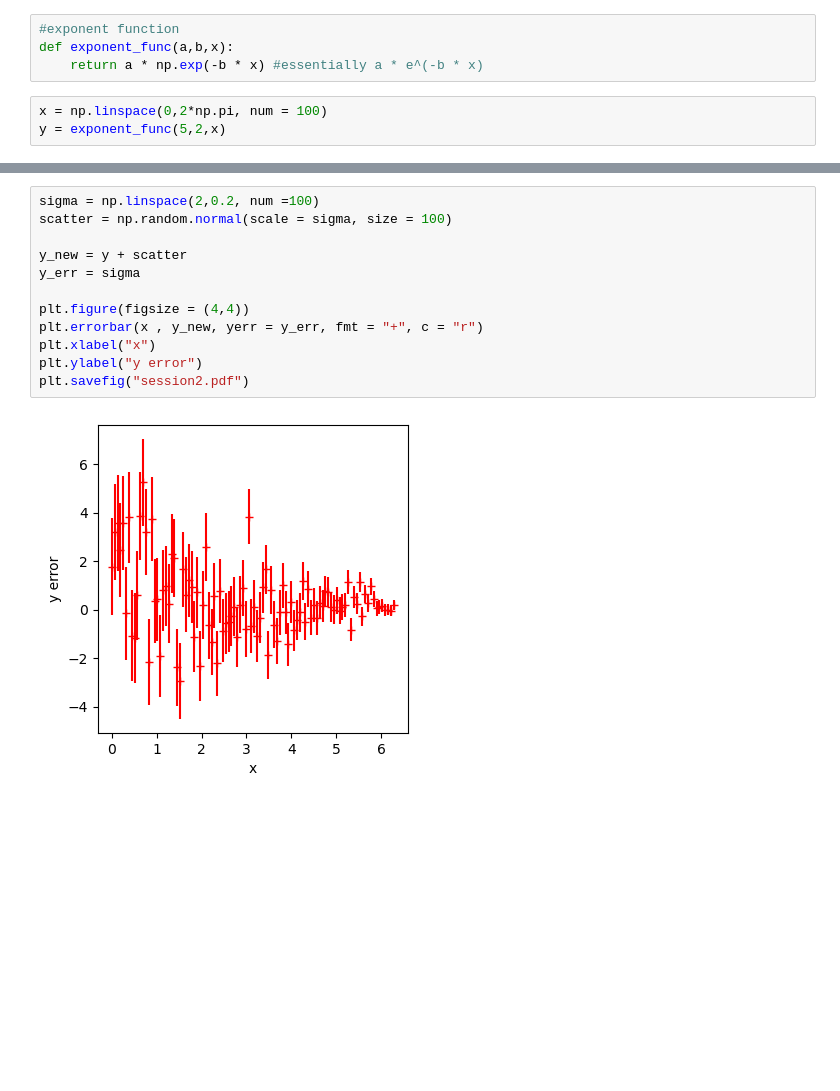
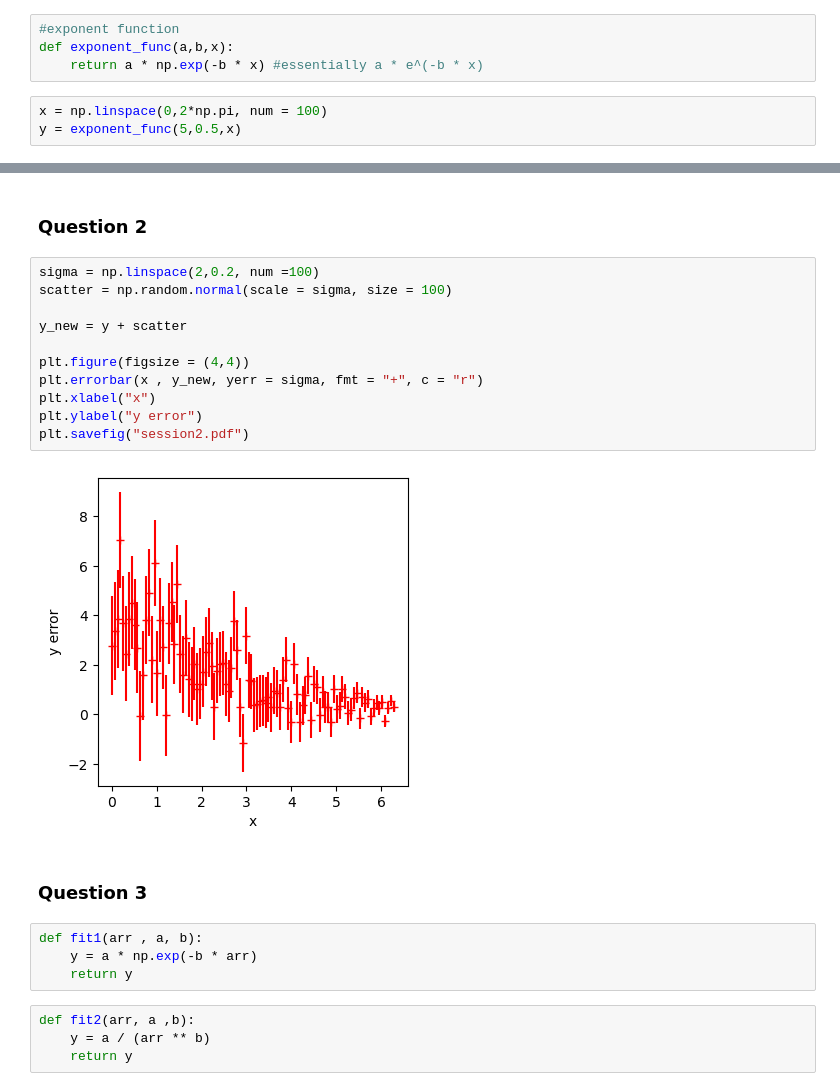
Before and after one commit to JDOXXED/ASTR-19, a Jupyter notebook: CodingJournal#2/Journal2.ipynb, the cells around one changed output, grey strips where cells are left out. Saved outputs shown, nothing was run; the diff lists cells and outputs as text; blank space fills up the shorter version.

Commit message:
Question 3

```diff
--- a/CodingJournal#2/Journal2.ipynb
+++ b/CodingJournal#2/Journal2.ipynb
@@ -7,7 +9,7 @@ def exponent_func(a,b,x):
     return a * np.exp(-b * x) #essentially a * e^(-b * x)
 # %%
 x = np.linspace(0,2*np.pi, num = 100)
-y = exponent_func(5,2,x)
+y = exponent_func(5,0.5,x)
 # %%
 plt.figure(figsize = (4,4))
 plt.plot(x,y)
@@ -19,14 +21,25 @@ plt.savefig("session_1.pdf")
+# %% [markdown]
+### Question 2
 # %%
 sigma = np.linspace(2,0.2, num =100)
 scatter = np.random.normal(scale = sigma, size = 100)
 
 y_new = y + scatter
-y_err = sigma
 
 plt.figure(figsize = (4,4))
-plt.errorbar(x , y_new, yerr = y_err, fmt = "+", c = "r")
+plt.errorbar(x , y_new, yerr = sigma, fmt = "+", c = "r")
 plt.xlabel("x")
 plt.ylabel("y error")
 plt.savefig("session2.pdf")
 # %% [output]
-[figure, old version]
+[figure, new version]
+# %% [markdown]
+### Question 3
+# %%
+def fit1(arr , a, b):
+    y = a * np.exp(-b * arr)
+    return y
+# %%
+def fit2(arr, a ,b):
+    y = a / (arr ** b)
+    return y
```
Also changed, not shown: parts of 6 cells of this notebook.
